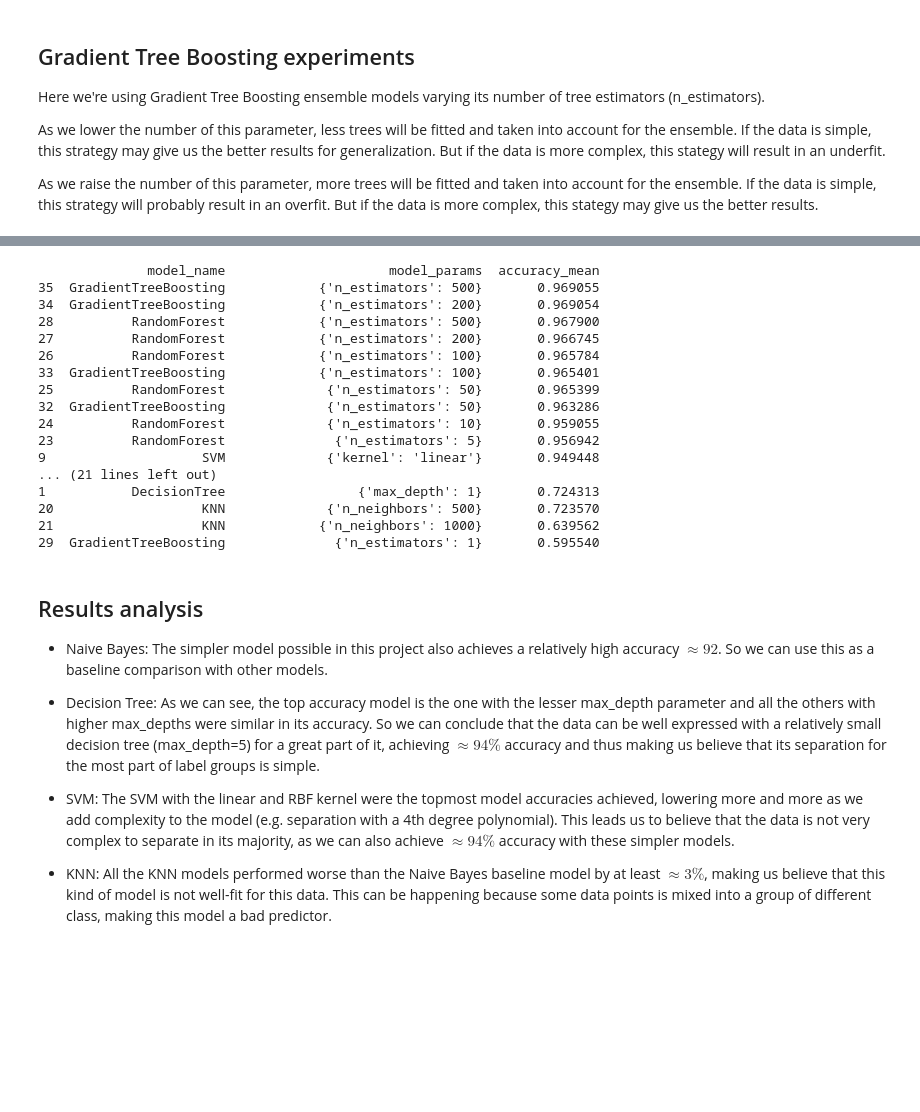
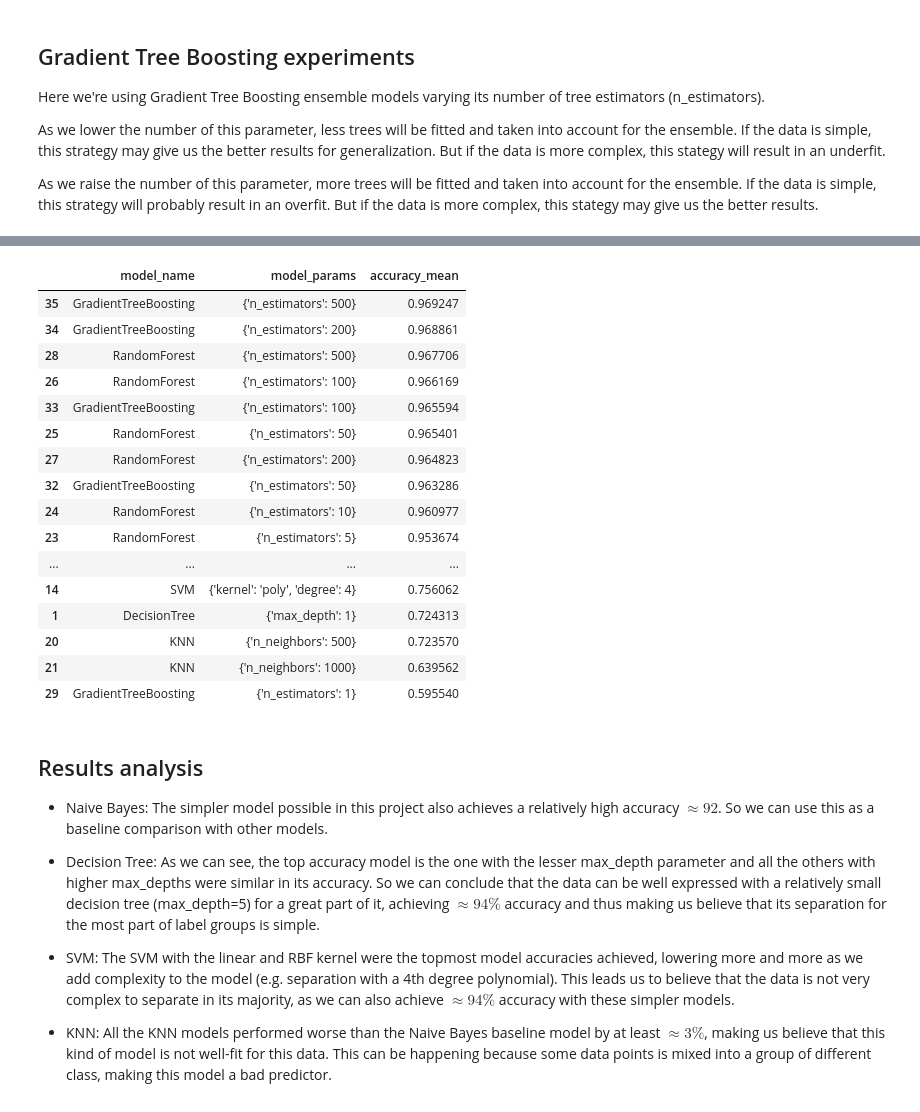
Before and after one commit to ronaldpereira/exoplanets_classification, a Jupyter notebook: exoplanets_classification.ipynb, the cells around one changed output, grey strips where cells are left out. Saved outputs shown, nothing was run; the diff lists cells and outputs as text; code cells hidden in the pictures; blank space fills up the shorter version.

```diff
--- a/exoplanets_classification.ipynb
+++ b/exoplanets_classification.ipynb
@@ -192,24 +194,26 @@ print(results)
 # %%
 # Prints the experiments sorting it by accuracy_mean in descending order
-print(results[['model_name', 'model_params', 'accuracy_mean']].sort_values('accuracy_mean', ascending=False))
+sorted_results = results[['model_name', 'model_params', 'accuracy_mean']].sort_values('accuracy_mean',
+                                                                                      ascending=False)
+sorted_results.head(sorted_results.shape[0])
 # %% [output]
-              model_name                     model_params  accuracy_mean
-35  GradientTreeBoosting            {'n_estimators': 500}       0.969055
-34  GradientTreeBoosting            {'n_estimators': 200}       0.969054
-28          RandomForest            {'n_estimators': 500}       0.967900
-27          RandomForest            {'n_estimators': 200}       0.966745
-26          RandomForest            {'n_estimators': 100}       0.965784
-33  GradientTreeBoosting            {'n_estimators': 100}       0.965401
-25          RandomForest             {'n_estimators': 50}       0.965399
-32  GradientTreeBoosting             {'n_estimators': 50}       0.963286
-24          RandomForest             {'n_estimators': 10}       0.959055
-23          RandomForest              {'n_estimators': 5}       0.956942
-9                    SVM             {'kernel': 'linear'}       0.949448
-... (21 lines left out)
-1           DecisionTree                 {'max_depth': 1}       0.724313
-20                   KNN             {'n_neighbors': 500}       0.723570
-21                   KNN            {'n_neighbors': 1000}       0.639562
-29  GradientTreeBoosting              {'n_estimators': 1}       0.595540
+|  | model_name | model_params | accuracy_mean |
+| 35 | GradientTreeBoosting | {'n_estimators': 500} | 0.969247 |
+| 34 | GradientTreeBoosting | {'n_estimators': 200} | 0.968861 |
+| 28 | RandomForest | {'n_estimators': 500} | 0.967706 |
+| 26 | RandomForest | {'n_estimators': 100} | 0.966169 |
+| 33 | GradientTreeBoosting | {'n_estimators': 100} | 0.965594 |
+| 25 | RandomForest | {'n_estimators': 50} | 0.965401 |
+| 27 | RandomForest | {'n_estimators': 200} | 0.964823 |
+| 32 | GradientTreeBoosting | {'n_estimators': 50} | 0.963286 |
+| 24 | RandomForest | {'n_estimators': 10} | 0.960977 |
+| 23 | RandomForest | {'n_estimators': 5} | 0.953674 |
+| ... | ... | ... | ... |
+| 14 | SVM | {'kernel': 'poly', 'degree': 4} | 0.756062 |
+| 1 | DecisionTree | {'max_depth': 1} | 0.724313 |
+| 20 | KNN | {'n_neighbors': 500} | 0.723570 |
+| 21 | KNN | {'n_neighbors': 1000} | 0.639562 |
+| 29 | GradientTreeBoosting | {'n_estimators': 1} | 0.595540 |
 # %% [markdown]
 ## Results analysis
 
```
Also changed, not shown: parts of 4 cells of this notebook.
